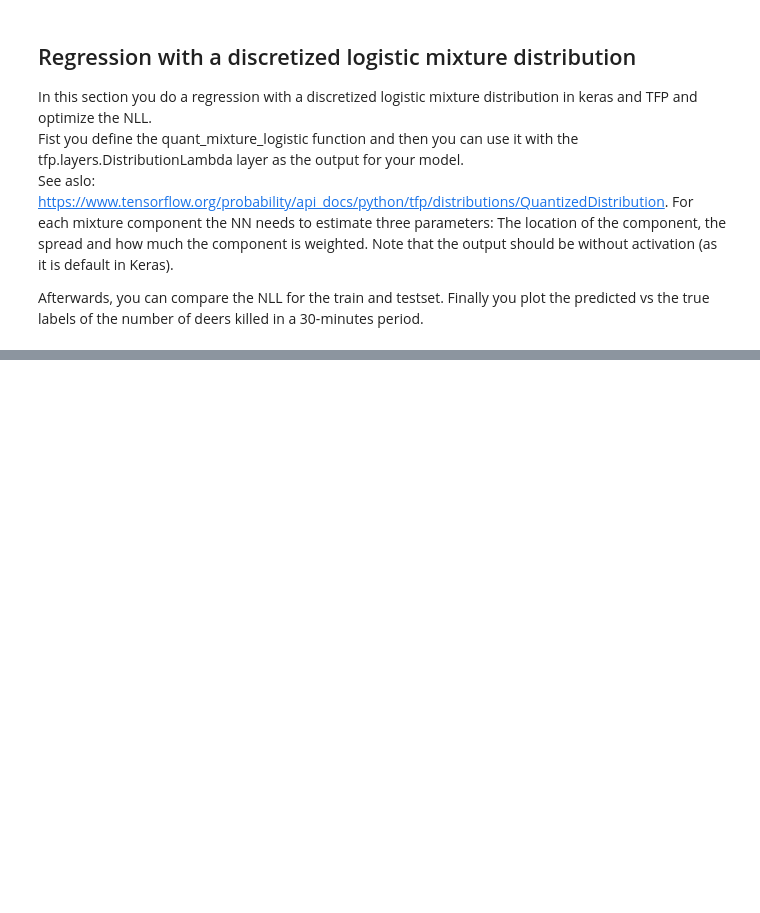
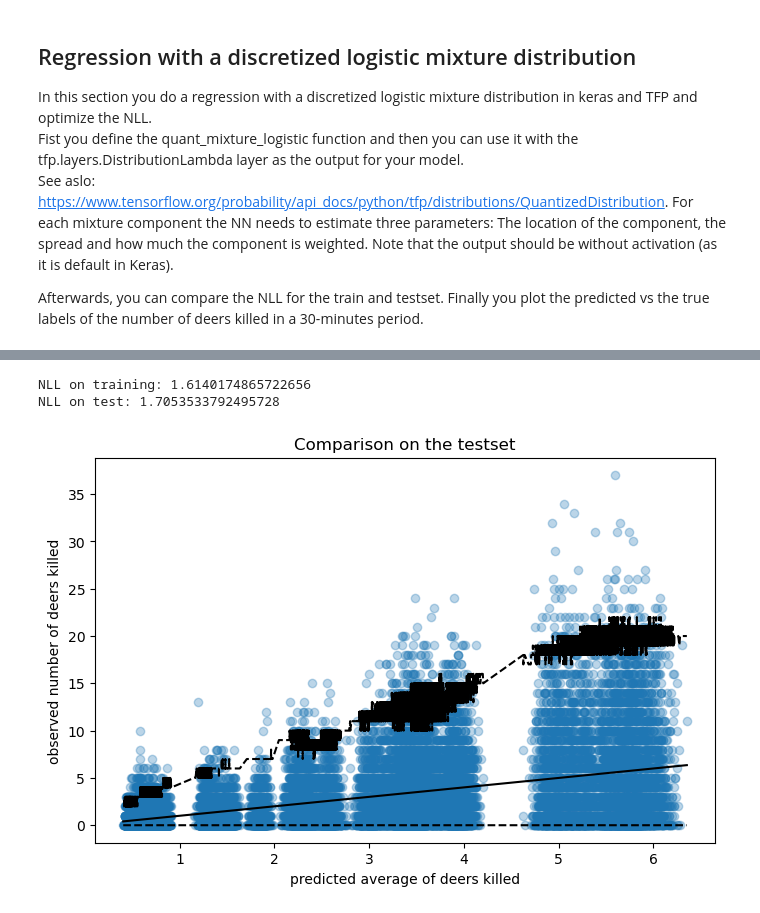
Before and after one commit to Evan1987/algorithm_learn, a Jupyter notebook: probability-deep-learning/Chap06/Chap06_02.ipynb, the cells around one changed output, grey strips where cells are left out. Drawn from its saved outputs; the diff is of its cells as text; code cells hidden in the pictures; blank space fills up the shorter version.

```diff
--- a/probability-deep-learning/Chap06/Chap06_02.ipynb
+++ b/probability-deep-learning/Chap06/Chap06_02.ipynb
@@ -531,3 +530,20 @@ Fist you define the quant_mixture_logistic function and then you can use it with
 See aslo: https://www.tensorflow.org/probability/api_docs/python/tfp/distributions/QuantizedDistribution. For each mixture component the NN needs to estimate three parameters: The location of the component, the spread and how much the component is weighted. Note that the output should be without activation (as it is default in Keras).
 
 Afterwards, you can compare the NLL for the train and testset. Finally you plot the predicted vs the true labels of the number of deers killed in a 30-minutes period.
+# %%
+def quant_mixture_logistic(out, bits: int = 8, num: int = 3):
+    loc, un_scale, logits = tf.split(out, num_or_size_splits=num, axis=-1)
+    scale = tf.nn.softplus(un_scale)
+    discretized_logistic_dist = tfd.QuantizedDistribution(
+        distribution=tfd.TransformedDistribution(distribution=tfd.Logistic(loc=loc, scale=scale), bijector=tfb.Shift(-0.5)),
+        low=0., high=2**bits - 1.)
+    mixture_dist = tfd.MixtureSameFamily(mixture_distribution=tfd.Categorical(logits=logits), components_distribution=discretized_logistic_dist)
+    return mixture_dist
+# %%
+inputs = Input(shape=(X_train.shape[1],))
+out = Dense(9)(inputs)
+p_y = tfp.layers.DistributionLambda(quant_mixture_logistic)(out)
+model_q = Model(inputs=inputs, outputs=p_y)
+
+model_q.compile(optimizer=Adam(learning_rate=0.01), loss=NLL)
+model_q.summary()
@@ -533,0 +567,2 @@ Afterwards, you can compare the NLL for the train and testset. Finally you plot
+# %%
+hist_q = model_q.fit(x=X_train, y=y_train, validation_data=(X_test, y_test), epochs=10, verbose=1)
@@ -533,0 +590,27 @@ Afterwards, you can compare the NLL for the train and testset. Finally you plot
+# %%
+NLL_train = model_q.evaluate(X_train, y_train, verbose=0)
+NLL_test = model_q.evaluate(X_test, y_test, verbose=0)
+
+print('NLL on training:', NLL_train)
+print('NLL on test:', NLL_test)
+# %% [output]
+NLL on training: 1.6140174865722656
+NLL on test: 1.7053533792495728
+# %%
+# Note that there is no mean function for the QuantizedDistribution, therefore we take mean of samples.
+
+y_test_pred = np.zeros_like(y_test)
+upper = np.zeros_like(y_test)
+lower = np.zeros_like(y_test)
+batch_size = 10
+
+for i in tqdm(range(0, len(X_test) // batch_size)):
+    slice_ = slice(i * batch_size, (i + 1) * batch_size)
+    samples = model_q(X_test[slice_]).sample(5000).numpy().T
+    y_test_pred[slice_] = samples.mean(axis=1)
+    upper[slice_] = np.quantile(samples, 0.975, axis=1)
+    lower[slice_] = np.quantile(samples, 0.025, axis=1)
+
+plot_pred(y_test, y_test_pred, lower, upper)
+# %% [output]
+[figure, added]
```
Also changed, not shown: parts of 9 cells of this notebook.
